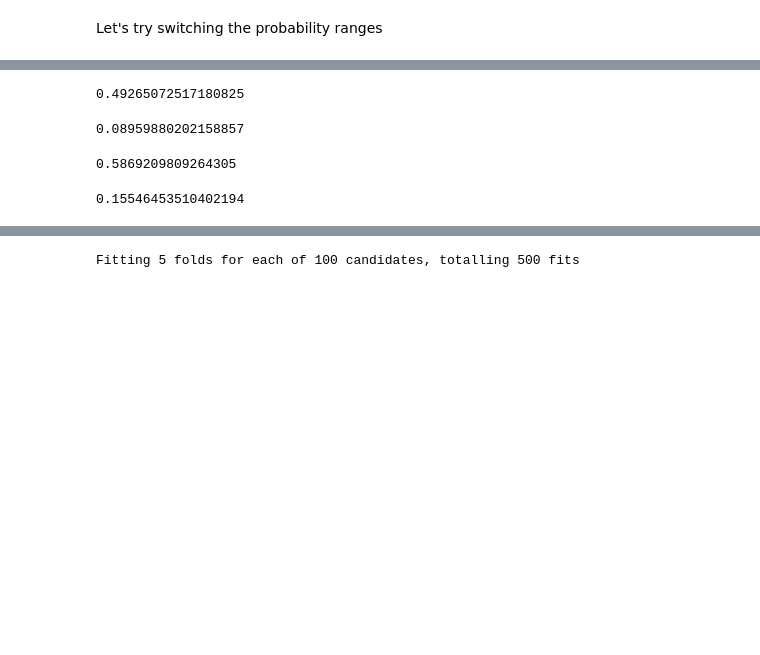
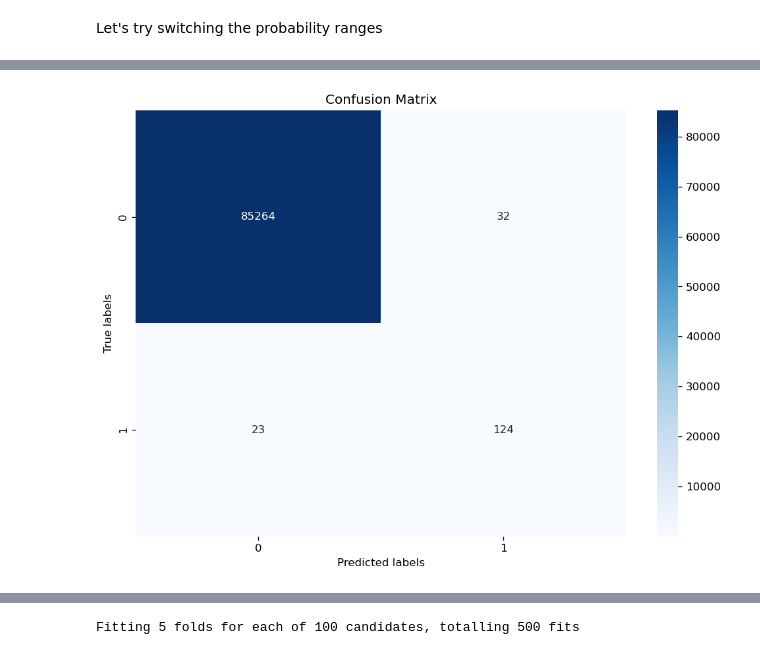
Before and after one commit to leandro-sartini/AISCB_FraudDetection, a Jupyter notebook: notebooks/Processing/Structural Notebook.ipynb, the cells around one changed output, grey strips where cells are left out. Drawn from its saved outputs; the diff is of its cells as text; code cells hidden in the pictures; blank space fills up the shorter version.

```diff
--- a/notebooks/Processing/Structural Notebook.ipynb
+++ b/notebooks/Processing/Structural Notebook.ipynb
@@ -469,7 +421,7 @@ cols = ['DAYS_BIRTH','REGION_RATING_CLIENT_W_CITY','REGION_RATING_CLIENT','NAME_
 #X_train.columns
 # %%
 # Starting XGBoost
-logr = XGBClassifier(n_estimators = 1000,learning_rate = 0.01,eval_metric='aucpr')
+logr = XGBClassifier(n_estimators = 1000,learning_rate = 0.001,eval_metric='aucpr')
 
 #Fitting
 logr.fit(X_train[cols],y_train)
@@ -635,21 +524,0 @@ Trying to set specific columns
-# %%
-cols = ['DAYS_BIRTH','REGION_RATING_CLIENT_W_CITY','REGION_RATING_CLIENT','NAME_EDUCATION_TYPE','CODE_GENDER','DAYS_ID_PUBLISH','REG_CITY_NOT_WORK_CITY','NAME_INCOME_TYPE','FLAG_EMP_PHONE','DAYS_EMPLOYED','REG_CITY_NOT_LIVE_CITY','FLAG_DOCUMENT_3','NAME_HOUSING_TYPE','LIVE_CITY_NOT_WORK_CITY','NAME_CONTRACT_TYPE','ORGANIZATION_TYPE','FLAG_DOCUMENT_6','FLAG_WORK_PHONE','HOUR_APPR_PROCESS_START','FLAG_PHONE']
-# %%
-# Starting XGBoost
-logr = RandomForestClassifier()
-
-#Fitting
-logr.fit(X_train[cols],y_train)
-
-#Printing errors
-print('Accuracy of training is '+ str(accuracy_score(y_train,logr.predict(X_train[cols]))))
-print('Precision of training is '+ str(precision_score(y_train,logr.predict(X_train[cols]))))
-print('Recall of training is '+ str(recall_score(y_train,logr.predict(X_train[cols]))))
-print('F1 of training is '+ str(f1_score(y_train,logr.predict(X_train[cols]))))
-print('ROC AUC of training is '+ str(roc_auc_score(y_train,logr.predict(X_train[cols]))))
-print()
-print('Accuracy of test is '+ str(accuracy_score(y_test,logr.predict(X_test[cols]))))
-print('Precision of test is '+ str(precision_score(y_test,logr.predict(X_test[cols]))))
-print('Recall of test is '+ str(recall_score(y_test,logr.predict(X_test[cols]))))
-print('F1 of test is '+ str(f1_score(y_test,logr.predict(X_test[cols]))))
-print('ROC AUC of test is '+ str(roc_auc_score(y_test,logr.predict(X_test[cols]))))
@@ -696,16 +525,12 @@ Let's try to fine tune a model
-# %%
-accuracy
-# %% [output]
-0.49265072517180825
-# %%
-precision
-# %% [output]
-0.08959880202158857
-# %%
-recall
-# %% [output]
-0.5869209809264305
-# %%
-f1
-# %% [output]
-0.15546453510402194
+# %%
+cm = confusion_matrix(y_test,logr.predict(X_test[cols]))
+# %%
+# Plotting the confusion matrix
+plt.figure(figsize=(10,7),dpi=120)
+sns.heatmap(cm, annot=True, fmt='d', cmap='Blues')
+plt.xlabel('Predicted labels')
+plt.ylabel('True labels')
+plt.title('Confusion Matrix')
+plt.show()
+# %% [output]
+[figure, added]
```
Also changed, not shown: parts of 51 cells of this notebook.
